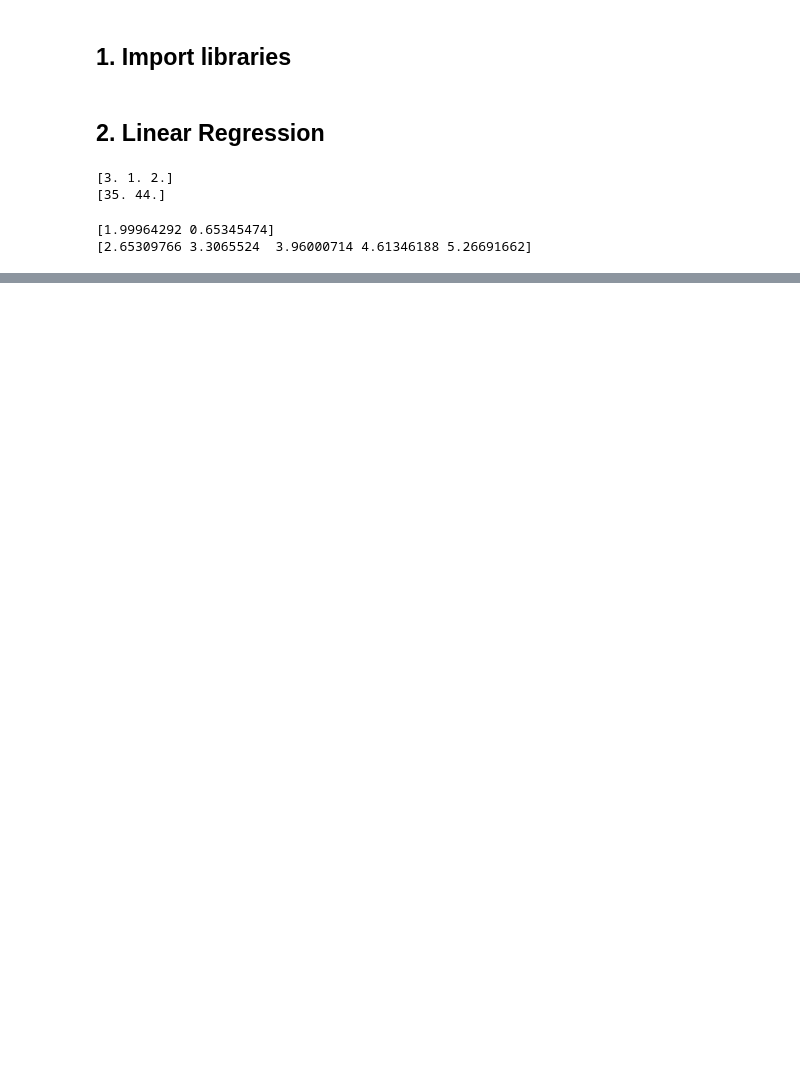
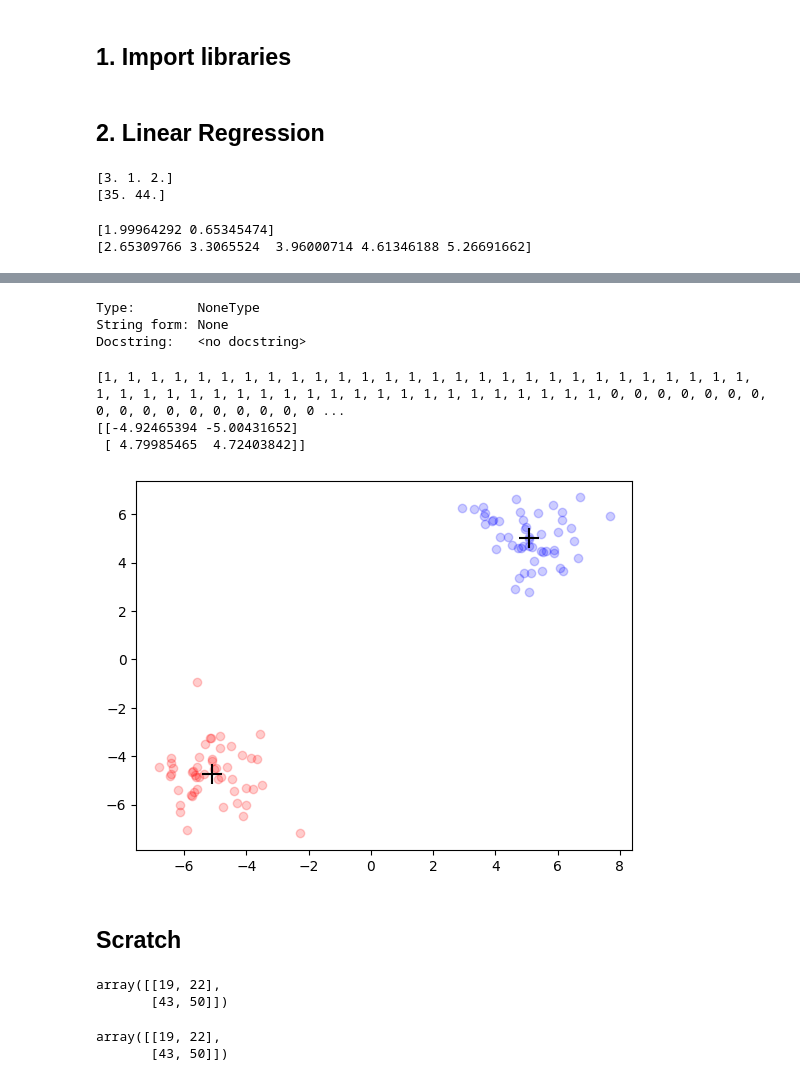
Before and after one commit to abhishekde95/Projects, a Jupyter notebook: DS/ML_prep/ML_prep.ipynb, the cells around one changed output, grey strips where cells are left out. Saved outputs shown, nothing was run; the diff lists cells and outputs as text; code cells hidden in the pictures; blank space fills up the shorter version.

```diff
--- a/DS/ML_prep/ML_prep.ipynb
+++ b/DS/ML_prep/ML_prep.ipynb
@@ -108,0 +208,6 @@ print(y_pred)
+# %%
+np.newaxis?
+# %% [output]
+Type:        NoneType
+String form: None
+Docstring:   <no docstring>
@@ -108,0 +260,58 @@ print(y_pred)
+# %%
+num_samples = 50
+x1 = np.random.randn(num_samples,2) + 5
+x2 = np.random.randn(num_samples,2) - 5
+X = np.concatenate([x1,x2], axis=0)
+
+# Initialize the KMeans object with k=3
+kmeans = KMeans(k=2)
+
+# Fit the k-means model to the dataset
+kmeans.fit(X)
+
+# Get the cluster assignments for the input dataset
+cluster_assignments = kmeans.predict(X)
+
+# Print the cluster assignments
+print(cluster_assignments)
+
+# Print the learned centroids
+print(kmeans.centroids)
+# %% [output]
+[1, 1, 1, 1, 1, 1, 1, 1, 1, 1, 1, 1, 1, 1, 1, 1, 1, 1, 1, 1, 1, 1, 1, 1, 1, 1, 1, 1, 1, 1, 1, 1, 1, 1, 1, 1, 1, 1, 1, 1, 1, 1, 1, 1, 1, 1, 1, 1, 1, 1, 0, 0, 0, 0, 0, 0, 0, 0, 0, 0, 0, 0, 0, 0, 0, 0, 0 ...
+[[-4.92465394 -5.00431652]
+ [ 4.79985465  4.72403842]]
+# %%
+from matplotlib import pyplot as plt
+# Plot the data points with different colors based on their cluster assignments
+colors = ['r', 'b']
+for i in range(kmeans.k):
+    plt.scatter(X[np.where(np.array(cluster_assignments) == i)][:,0],
+                X[np.where(np.array(cluster_assignments) == i)][:,1],
+                color=colors[i], alpha = 0.2)
+
+# Plot the centroids as black circles
+plt.scatter(kmeans.centroids[:,0], kmeans.centroids[:,1], color='black', marker='+', s=200)
+
+# Show the plot
+plt.show()
+# %% [output]
+[figure, added]
+# %% [markdown]
+## Scratch
+# %%
+A = np.array([[1, 2], [3, 4]])
+B = np.array([[5, 6], [7, 8]])
+result = np.dot(A, B)
+result
+# %% [output]
+array([[19, 22],
+       [43, 50]])
+# %%
+A = np.array([[1, 2], [3, 4]])
+B = np.array([[5, 6], [7, 8]])
+result = A @ B
+result
+# %% [output]
+array([[19, 22],
+       [43, 50]])
```
Also changed, not shown: parts of 8 cells of this notebook.
